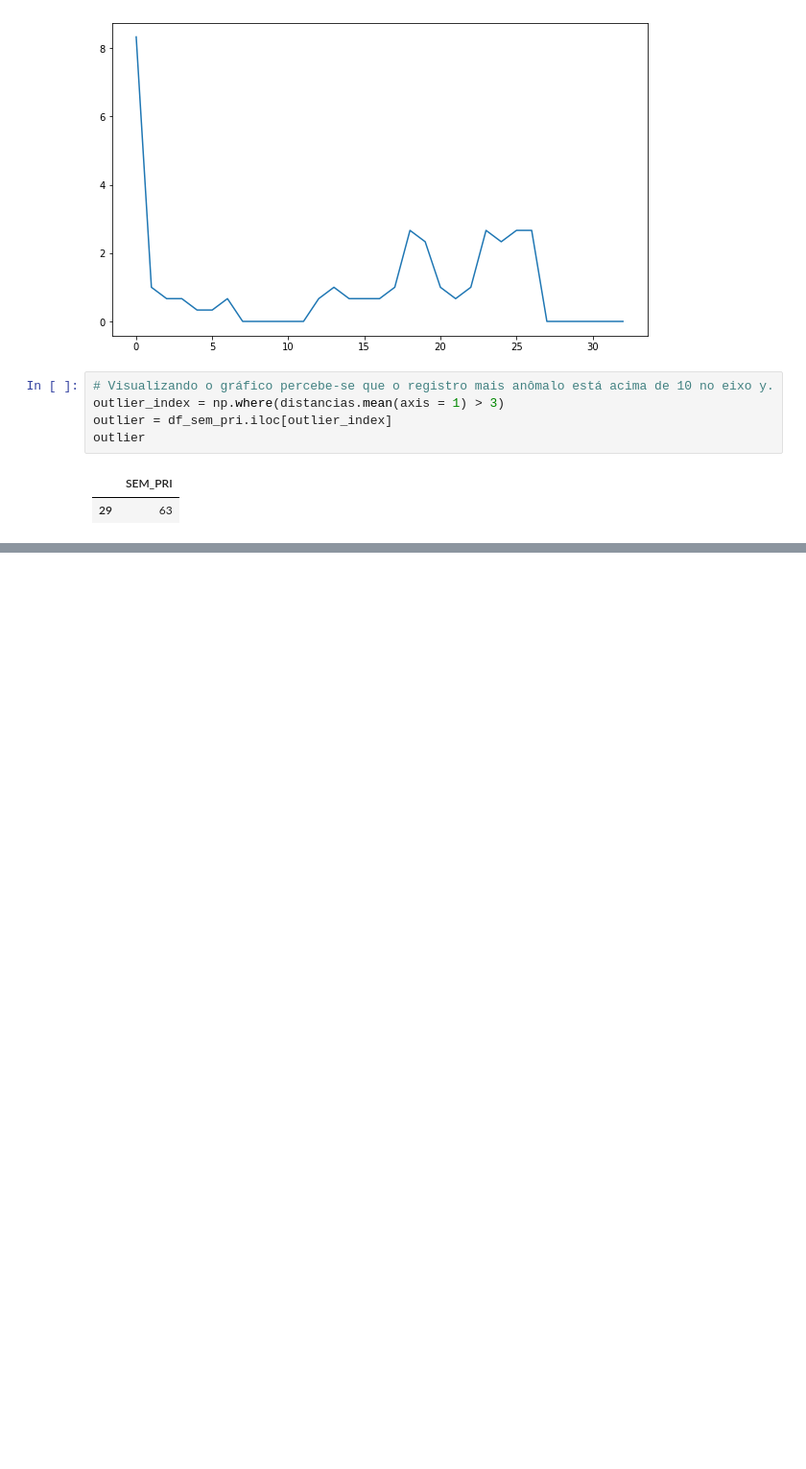
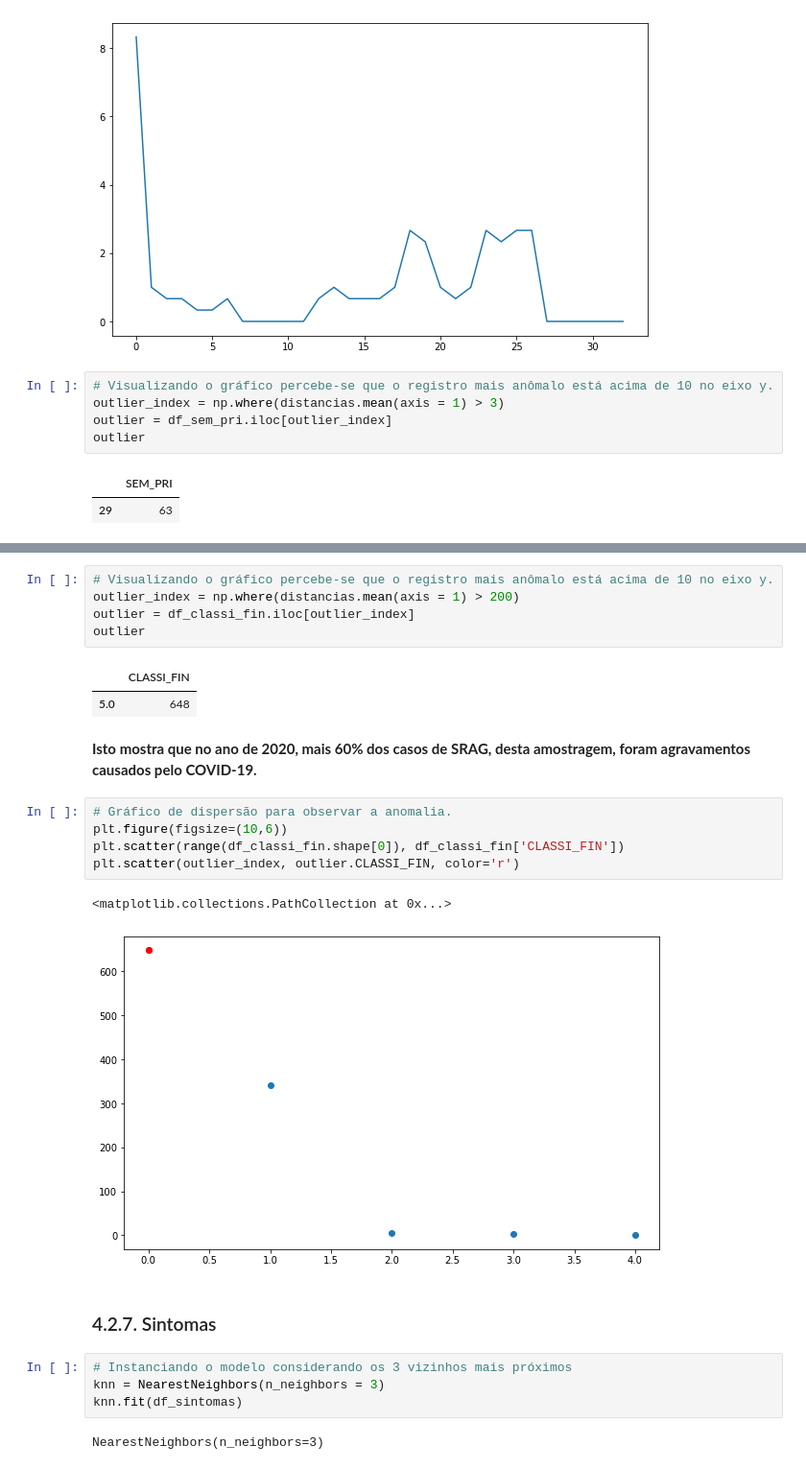
Before and after one commit to endhel/SRAG-Agrupamento-Deteccao-De-Anomalia, a Jupyter notebook: SRAG-Agrupamento-Deteccao-Anomalias.ipynb, the cells around one changed output, grey strips where cells are left out. Shown: that part at 96% size. Cells and saved outputs as stored; diff of their text form; blank space fills up the shorter version.

```diff
--- a/SRAG-Agrupamento-Deteccao-Anomalias.ipynb
+++ b/SRAG-Agrupamento-Deteccao-Anomalias.ipynb
@@ -788,0 +847,26 @@ plt.figure()
+# %%
+# Visualizando o gráfico percebe-se que o registro mais anômalo está acima de 10 no eixo y.
+outlier_index = np.where(distancias.mean(axis = 1) > 200)
+outlier = df_classi_fin.iloc[outlier_index]
+outlier
+# %% [output]
+|  | CLASSI_FIN |
+| 5.0 | 648 |
+# %% [markdown]
+**Isto mostra que no ano de 2020, mais 60% dos casos de SRAG, desta amostragem, foram agravamentos causados pelo COVID-19.**
+# %%
+# Gráfico de dispersão para observar a anomalia.
+plt.figure(figsize=(10,6))
+plt.scatter(range(df_classi_fin.shape[0]), df_classi_fin['CLASSI_FIN'])
+plt.scatter(outlier_index, outlier.CLASSI_FIN, color='r')
+# %% [output]
+<matplotlib.collections.PathCollection at 0x...>
+[figure, added]
+# %% [markdown]
+### 4.2.7. Sintomas
+# %%
+# Instanciando o modelo considerando os 3 vizinhos mais próximos
+knn = NearestNeighbors(n_neighbors = 3)
+knn.fit(df_sintomas)
+# %% [output]
+NearestNeighbors(n_neighbors=3)
```
Also changed, not shown: parts of 16 cells of this notebook.
